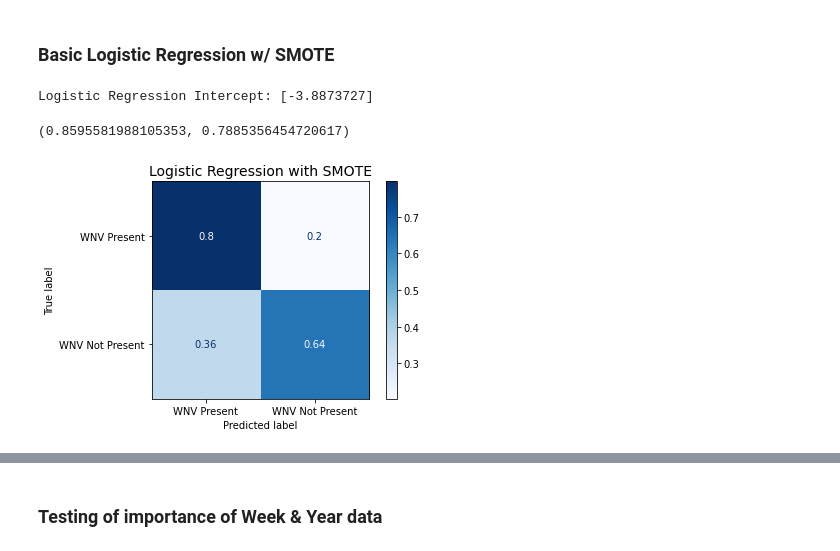
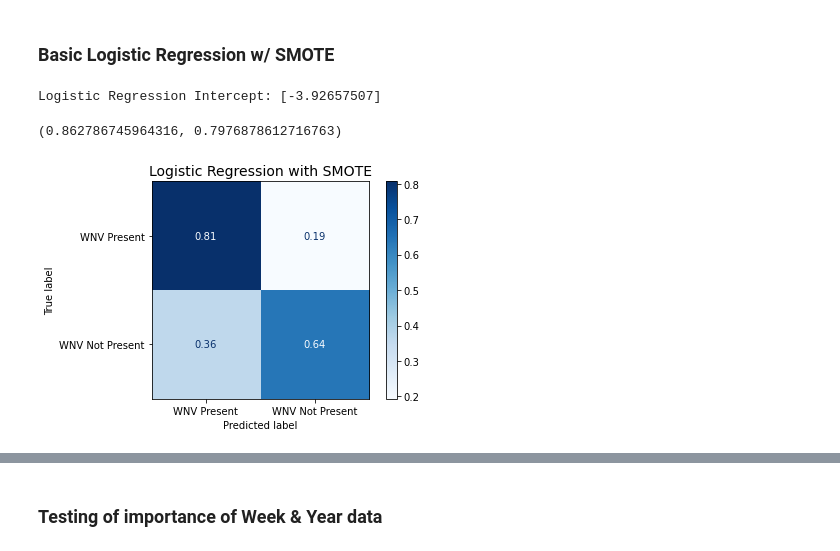
Before and after one commit to lindytanll/predict-west-nile-virus, a Jupyter notebook: code/5. Model Exploration.ipynb, the cells around one changed output, grey strips where cells are left out. Cells and saved outputs as stored; diff of their text form; code cells hidden in the pictures.

```diff
--- a/code/5. Model Exploration.ipynb
+++ b/code/5. Model Exploration.ipynb
@@ -123,5 +123,5 @@ Xs_holdout = ss.transform(X_holdout)
 # %%
 # create synthetic data for train set
 sm = SMOTE()
-Xsm_train, ysm_train = sm.fit_resample(Xs_train, y_train)
+Xsm_train1, ysm_train1 = sm.fit_resample(Xs_train1, y_train1)
 # %%
@@ -195,9 +195,9 @@ We realize that the positive value of interest, WNV, only appears in about 5.5%
 logreg_no_smote = LogisticRegression(max_iter = 10_000)
 
 # Fit model
-logreg_no_smote.fit(Xs_train, y_train)
+logreg_no_smote.fit(Xs_train1, y_train1)
 
-print(f'Logistic Regression Intercept: {logreg.intercept_}')
+print(f'Logistic Regression Intercept: {logreg_no_smote.intercept_}')
 # %% [output]
 Logistic Regression Intercept: [-5.18314255]
 # %%
@@ -223,6 +219,15 @@ Creating model metrics specifically for log reg as it does not have some attribu
 def model_metrics_logreg(gs, X_train, y_train, X_test, y_test, modelname):
     '''Generates scores and add to summary_df'''
     y_pred = gs.predict(X_test)
+
+    # Save confusion matrix values
+    tn, fp, fn, tp = confusion_matrix(y_test, y_pred).ravel()
+    # Calculate the specificity, sensitivity, precision, f1 score
+    acc = (tn + tp) / (tn + fp + fn + tp)
+    sens = tp / (tp + fn)
+    spec = tn / (tn + fp)
+    prec = tp / (tp + fp)
+    f1 = 2 * (prec*sens) / (prec + sens)
 
     summary_df_rows = summary_df.shape[0]
     summary_df.loc[summary_df_rows] = [
@@ -275,21 +280,21 @@ summary_df
 logreg_smote = LogisticRegression(max_iter = 10_000)
 
 # Fit model
-logreg_smote.fit(Xsm_train, ysm_train)
+logreg_smote.fit(Xsm_train1, ysm_train1)
 
 print(f'Logistic Regression Intercept: {logreg_smote.intercept_}')
 # %% [output]
-Logistic Regression Intercept: [-3.8873727]
+Logistic Regression Intercept: [-3.92657507]
 # %%
 #log-reg of with-week data, with SMOTE
-logreg_smote.score(Xsm_train, ysm_train), logreg_smote.score(Xs_holdout, y_holdout)
+logreg_smote.score(Xsm_train1, ysm_train1), logreg_smote.score(Xs_holdout1, y_holdout1)
 # %% [output]
-(0.8595581988105353, 0.7885356454720617)
+(0.862786745964316, 0.7976878612716763)
 # %%
-model_metrics_logreg(logreg_smote, Xsm_train, ysm_train, Xs_holdout, y_holdout,
+model_metrics_logreg(logreg_smote, Xsm_train1, ysm_train1, Xs_holdout1, y_holdout1,
                      'Logistic Regression with SMOTE')
 # %% [output]
-[figure, old version]
+[figure, new version]
 # %%
 summary_df
 # %% [output]
```
Also changed, not shown: parts of 64 cells of this notebook, 1 other file.
